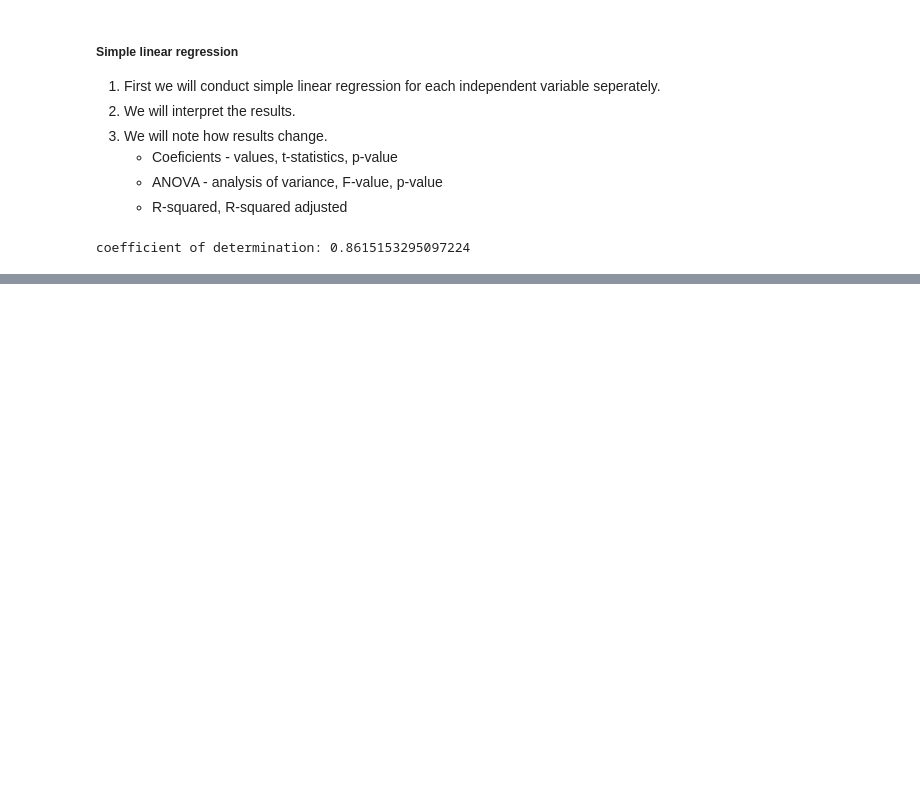
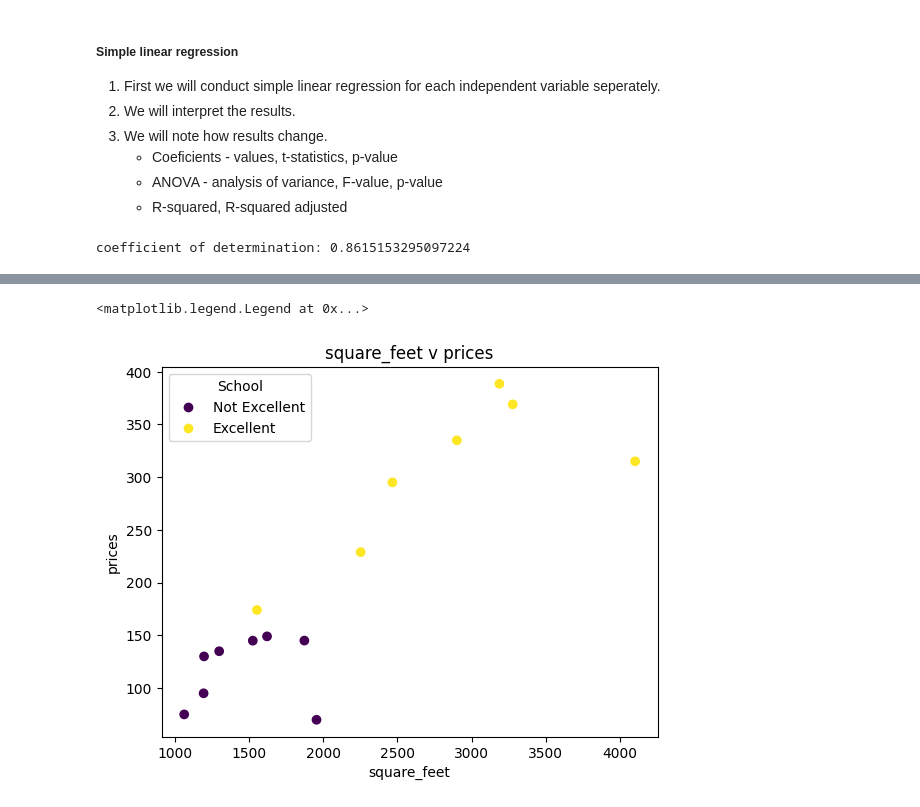
Before and after one commit to ndavido/Data_Analysis_Notes, a Jupyter notebook: Week_1_Lecture.ipynb, the cells around one changed output, grey strips where cells are left out. Cells and saved outputs as stored; diff of their text form; code cells hidden in the pictures; blank space fills up the shorter version.

```diff
--- a/Week_1_Lecture.ipynb
+++ b/Week_1_Lecture.ipynb
@@ -291,0 +545,15 @@ Notes:
+# %%
+prices = [145, 69.9, 315, 144.9, 134.9, 369, 95, 228.9, 149, 295, 388.5, 75, 130, 174, 334.9]
+square_feet = [1872, 1954,4104,1524,1297,3278,1192,2252,1620,2466,3188,1061,1195,1552,2901]
+excellent = [0,0,1,0,0,1,0,1,0,1,1,0,0,1,1]
+# %%
+legend_names = ["Not Excellent", "Excellent"]
+# %%
+plt.title("square_feet v prices")
+plt.xlabel("square_feet")
+plt.ylabel("prices")
+scatter = plt.scatter(square_feet,prices, c = excellent)
+plt.legend(handles = scatter.legend_elements()[0], labels = legend_names, title = "School")
+# %% [output]
+<matplotlib.legend.Legend at 0x...>
+[figure, added]
```
Also changed, not shown: parts of 17 cells of this notebook.
